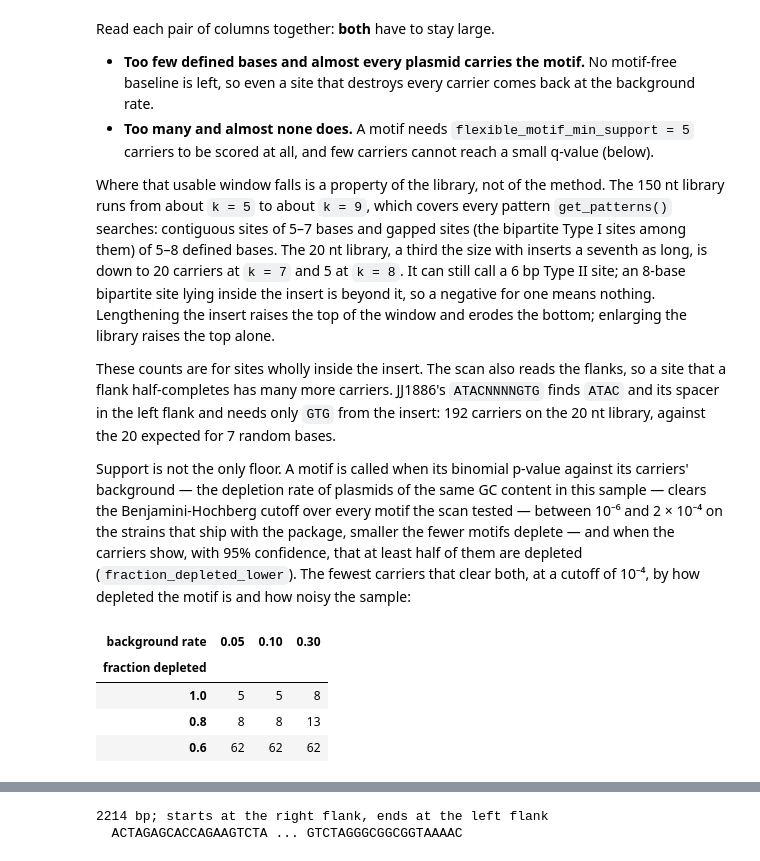
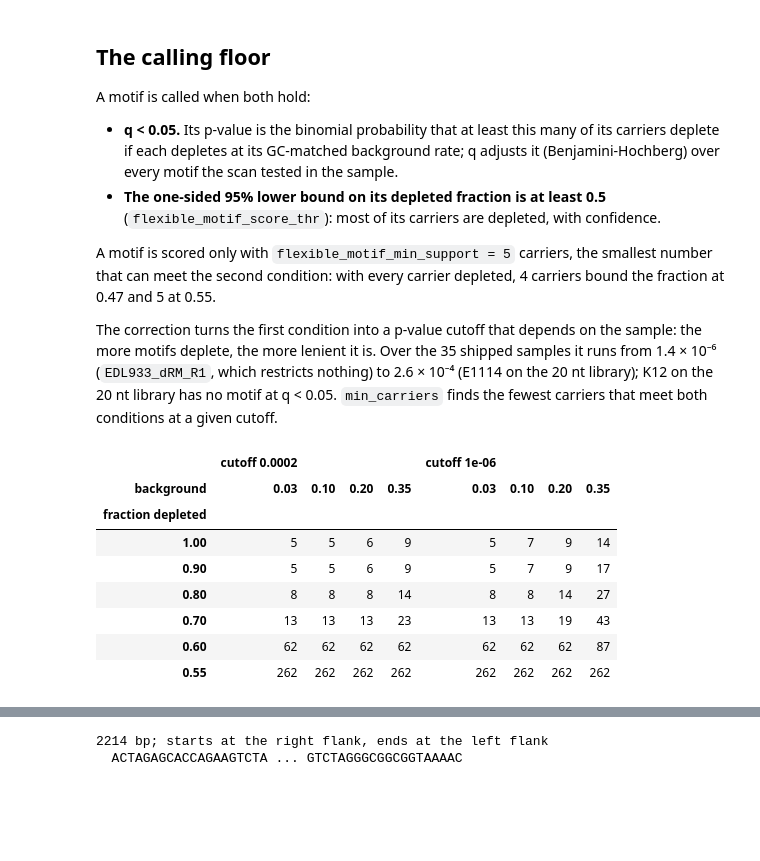
Before and after one commit to dbikard/randseq, a Jupyter notebook: nbs/03_design.ipynb, the cells around one changed output, grey strips where cells are left out. Cells and saved outputs as stored; diff of their text form; code cells hidden in the pictures; blank space fills up the shorter version.

```diff
--- a/nbs/03_design.ipynb
+++ b/nbs/03_design.ipynb
@@ -96,29 +164,20 @@ pd.concat(tables, axis=1)      # the two libraries that ship with the package
 # %% [markdown]
-Read each pair of columns together: **both** have to stay large.
+## The calling floor
 
-- **Too few defined bases and almost every plasmid carries the motif.** No motif-free baseline is
-  left, so even a site that destroys every carrier comes back at the background rate.
-- **Too many and almost none does.** A motif needs `flexible_motif_min_support = 5` carriers to be
-  scored at all, and few carriers cannot reach a small q-value (below).
+A motif is called when both hold:
 
-Where that usable window falls is a property of the library, not of the method. The 150 nt
-library runs from about `k = 5` to about `k = 9`, which covers every pattern `get_patterns()`
-searches: contiguous sites of 5–7 bases and gapped sites (the bipartite Type I sites among them)
-of 5–8 defined bases. The 20 nt library, a third the size with inserts a seventh as long, is down
-to 20 carriers at `k = 7` and 5 at `k = 8`. It can still call a 6 bp Type II site; an 8-base
-bipartite site lying inside the insert is beyond it, so a negative for one means nothing.
-Lengthening the insert raises the top of the window and erodes the bottom; enlarging the library
-raises the top alone.
+- **q < 0.05.** Its p-value is the binomial probability that at least this many of its carriers
+  deplete if each depletes at its GC-matched background rate; q adjusts it (Benjamini-Hochberg)
+  over every motif the scan tested in the sample.
+- **The one-sided 95% lower bound on its depleted fraction is at least 0.5**
+  (`flexible_motif_score_thr`): most of its carriers are depleted, with confidence.
 
-These counts are for sites wholly inside the insert. The scan also reads the flanks, so a site
-that a flank half-completes has many more carriers. JJ1886's `ATACNNNNGTG` finds `ATAC` and its
-spacer in the left flank and needs only `GTG` from the insert: 192 carriers on the 20 nt library,
-against the 20 expected for 7 random bases.
+A motif is scored only with `flexible_motif_min_support = 5` carriers, the smallest number that can
+meet the second condition: with every carrier depleted, 4 carriers bound the fraction at 0.47 and 5
+at 0.55.
 
-Support is not the only floor. A motif is called when its binomial p-value against its carriers'
-background — the depletion rate of plasmids of the same GC content in this sample — clears the
-Benjamini-Hochberg cutoff over every motif the scan tested — between 10⁻⁶ and 2 × 10⁻⁴ on the
-strains that ship with the package, smaller the fewer motifs deplete — and when the carriers show,
-with 95% confidence, that at least half of them are depleted (`fraction_depleted_lower`). The fewest
-carriers that clear both, at a cutoff of 10⁻⁴, by how depleted the motif is and how noisy the
-sample:
+The correction turns the first condition into a p-value cutoff that depends on the sample: the more
+motifs deplete, the more lenient it is. Over the 35 shipped samples it runs from 1.4 × 10⁻⁶
+(`EDL933_dRM_R1`, which restricts nothing) to 2.6 × 10⁻⁴ (E1114 on the 20 nt library); K12 on the
+20 nt library has no motif at q < 0.05. `min_carriers` finds the fewest carriers that meet both
+conditions at a given cutoff.
@@ -127,19 +184,15 @@ from scipy.stats import beta, binom
 # %%
+#| export
+def min_carriers(fraction_depleted, background, cutoff=1e-4, score_thr=0.5, min_support=5):
+    """Fewest carriers at which a motif with this depleted fraction is called; None if no number
+    up to 20,000 is enough.
 
-def min_carriers(fraction_depleted, background, cutoff=1e-4, score_thr=0.5):
-    "Fewest carriers, from min_support = 5, at which a motif this depleted is called."
-    n = np.arange(5, 2001)
+    The two calling conditions of `find_restricted_motifs`, with the Benjamini-Hochberg correction
+    replaced by the p-value `cutoff` it leaves in a sample: the depleted count has a binomial
+    p-value at most `cutoff` against `background`, and the one-sided 95% lower bound on the
+    depleted fraction reaches `score_thr`.
+    """
+    n = np.arange(min_support, 20001)
     k = np.ceil(fraction_depleted * n)
     ok = (binom.sf(k - 1, n, background) <= cutoff) & (beta.ppf(0.05, k, n - k + 1) >= score_thr)
     return int(n[ok][0]) if ok.any() else None
-
-fracs, backgrounds = (1.0, 0.8, 0.6), (0.05, 0.1, 0.3)
-pd.DataFrame([[min_carriers(f, b) for b in backgrounds] for f in fracs],
-             index=pd.Index(fracs, name="fraction depleted"),
-             columns=pd.Index(backgrounds, name="background rate"))
-# %% [output]
-| background rate | 0.05 | 0.10 | 0.30 |
-| fraction depleted |  |  |  |
-| 1.0 | 5 | 5 | 8 |
-| 0.8 | 8 | 8 | 13 |
-| 0.6 | 62 | 62 | 62 |
@@ -146 +208,17 @@ pd.DataFrame([[min_carriers(f, b) for b in backgrounds] for f in fracs],
+# %%
+fractions, backgrounds = (1.0, 0.9, 0.8, 0.7, 0.6, 0.55), (0.03, 0.1, 0.2, 0.35)
+pd.concat({f"cutoff {c:g}": pd.DataFrame([[min_carriers(f, b, c) for b in backgrounds] for f in fractions],
+                                          index=pd.Index(fractions, name="fraction depleted"),
+                                          columns=pd.Index(backgrounds, name="background"))
+           for c in (2e-4, 1e-6)}, axis=1)
+# %% [output]
+|  | cutoff 0.0002 |  |  |  | cutoff 1e-06 |  |  |  |
+| background | 0.03 | 0.10 | 0.20 | 0.35 | 0.03 | 0.10 | 0.20 | 0.35 |
+| fraction depleted |  |  |  |  |  |  |  |  |
+| 1.00 | 5 | 5 | 6 | 9 | 5 | 7 | 9 | 14 |
+| 0.90 | 5 | 5 | 6 | 9 | 5 | 7 | 9 | 17 |
+| 0.80 | 8 | 8 | 8 | 14 | 8 | 8 | 14 | 27 |
+| 0.70 | 13 | 13 | 13 | 23 | 13 | 13 | 19 | 43 |
+| 0.60 | 62 | 62 | 62 | 62 | 62 | 62 | 62 | 87 |
+| 0.55 | 262 | 262 | 262 | 262 | 262 | 262 | 262 | 262 |
 # %% [markdown]
```
Also changed, not shown: parts of 54 cells of this notebook, 7 other files.
